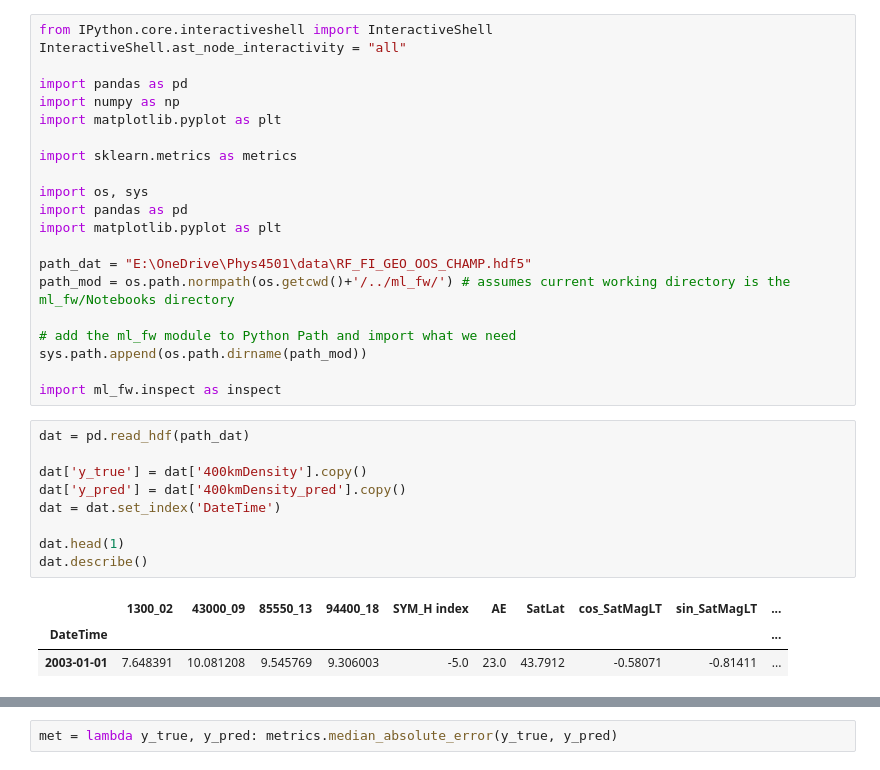
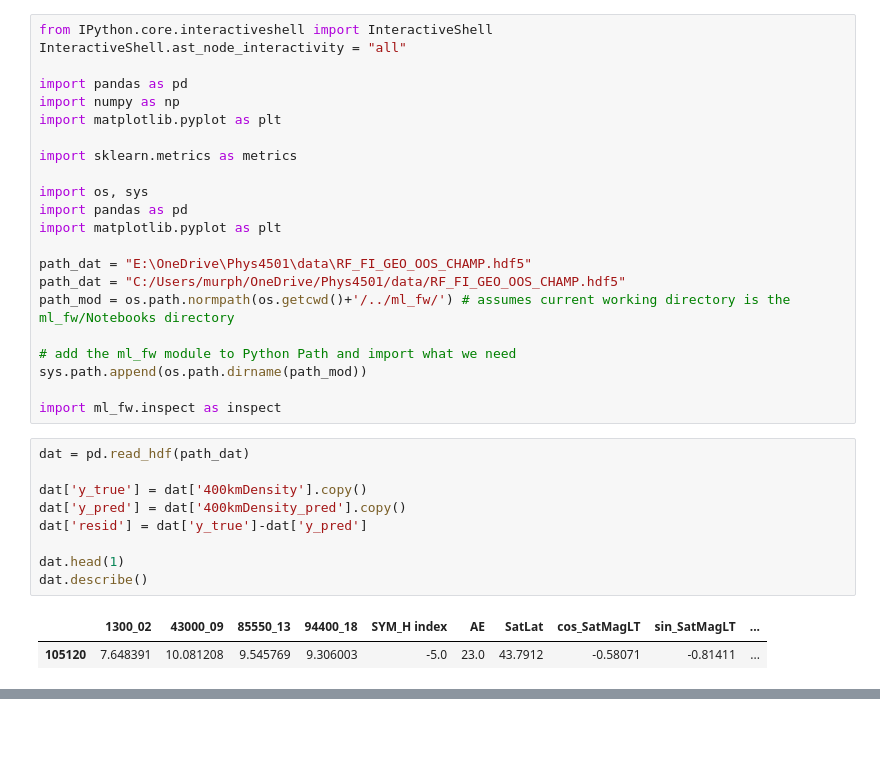
Before and after one commit to kylermurphy/ml_fw, a Jupyter notebook: Notebooks/Rolling_met.ipynb, the cells around one changed output, grey strips where cells are left out. Drawn from its saved outputs; the diff is of its cells as text; blank space fills up the shorter version.

Commit message:
Update Rolling_met.ipynb
working through how rolling metric will work

```diff
--- a/Notebooks/Rolling_met.ipynb
+++ b/Notebooks/Rolling_met.ipynb
@@ -13,6 +13,7 @@ import pandas as pd
 import matplotlib.pyplot as plt
 
 path_dat = "E:\OneDrive\Phys4501\data\RF_FI_GEO_OOS_CHAMP.hdf5"
+path_dat = "C:/Users/murph/OneDrive/Phys4501/data/RF_FI_GEO_OOS_CHAMP.hdf5"
 path_mod = os.path.normpath(os.getcwd()+'/../ml_fw/') # assumes current working directory is the ml_fw/Notebooks directory
 
 # add the ml_fw module to Python Path and import what we need
@@ -22,16 +23,15 @@ import ml_fw.inspect as inspect
 # %%
 dat = pd.read_hdf(path_dat)
 
 dat['y_true'] = dat['400kmDensity'].copy()
 dat['y_pred'] = dat['400kmDensity_pred'].copy()
-dat = dat.set_index('DateTime')
+dat['resid'] = dat['y_true']-dat['y_pred']
 
 dat.head(1)
 dat.describe()
 # %% [output]
 |  | 1300_02 | 43000_09 | 85550_13 | 94400_18 | SYM_H index | AE | SatLat | cos_SatMagLT | sin_SatMagLT | ... |
-| DateTime |  |  |  |  |  |  |  |  |  | ... |
-| 2003-01-01 | 7.648391 | 10.081208 | 9.545769 | 9.306003 | -5.0 | 23.0 | 43.7912 | -0.58071 | -0.81411 | ... |
+| 105120 | 7.648391 | 10.081208 | 9.545769 | 9.306003 | -5.0 | 23.0 | 43.7912 | -0.58071 | -0.81411 | ... |
 |  | 1300_02 | 43000_09 | 85550_13 | 94400_18 | SYM_H index | AE | SatLat | cos_SatMagLT | sin_SatMagLT | ... |
 | count | 790123.000000 | 790123.000000 | 790123.000000 | 790123.000000 | 790123.000000 | 790123.000000 | 790123.000000 | 790123.000000 | 790123.000000 | ... |
 | mean | 7.125412 | 9.844823 | 9.427309 | 9.200223 | -11.048346 | 173.185924 | -0.086422 | 0.000377 | -0.000026 | ... |
@@ -41,5 +41,3 @@ dat.describe()
 | 50% | 7.101278 | 9.818229 | 9.412996 | 9.183772 | -8.000000 | 86.000000 | -0.039010 | 0.000471 | -0.000419 | ... |
 | 75% | 7.445087 | 9.909598 | 9.456292 | 9.224175 | -1.000000 | 231.000000 | 45.039270 | 0.713630 | 0.701326 | ... |
 | max | 9.525276 | 26.991252 | 9.717255 | 31.744619 | 92.000000 | 3529.000000 | 87.268960 | 1.000000 | 1.000000 | ... |
-# %%
-met = lambda y_true, y_pred: metrics.median_absolute_error(y_true, y_pred)
```
Also changed, not shown: parts of 25 cells of this notebook.
